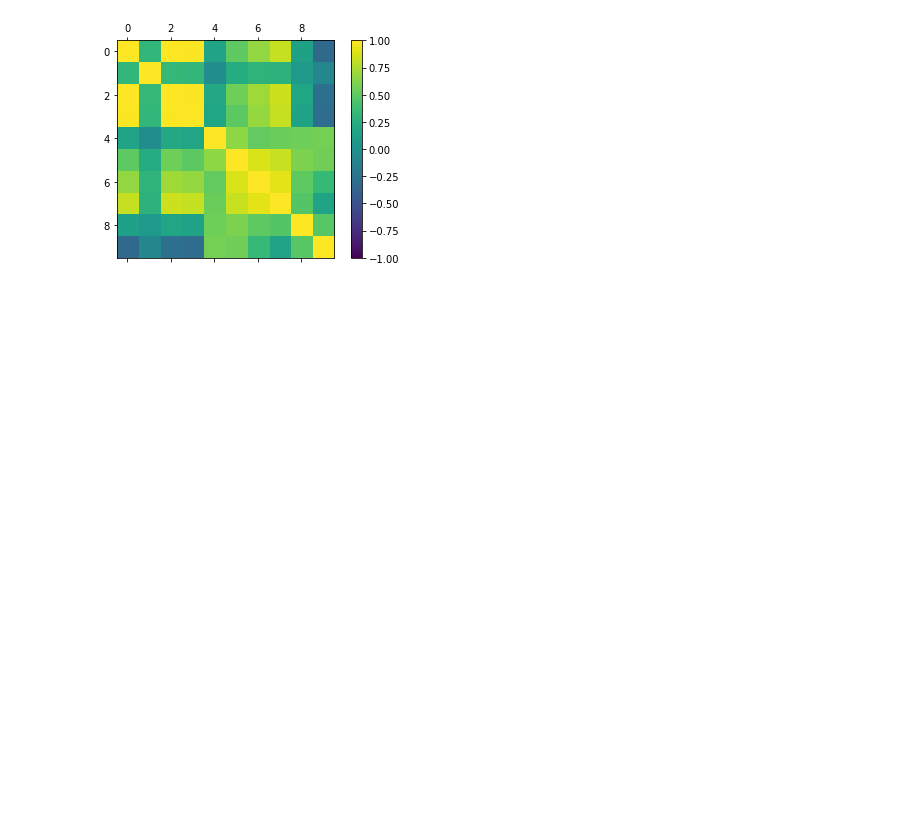
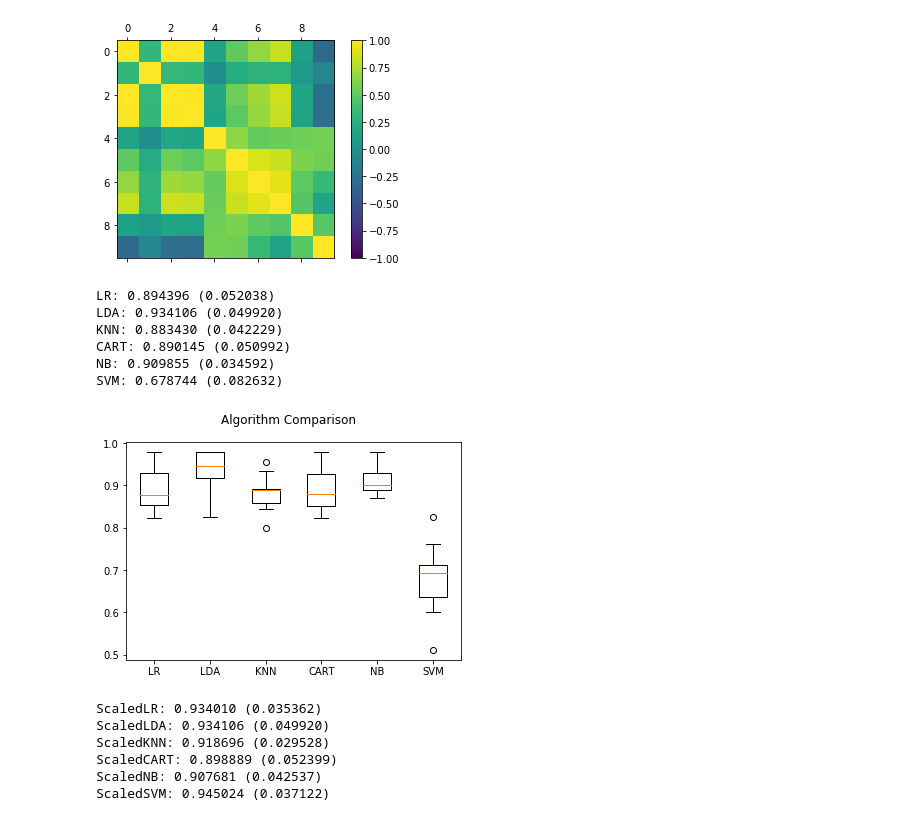
Before and after one commit to anishpdalal/breast-cancer-prediction, a Jupyter notebook: Breast Cancer Prediction.ipynb, the cells around one changed output. Saved outputs shown, nothing was run; the diff lists cells and outputs as text; code cells hidden in the pictures; blank space fills up the shorter version.

Commit message:
Model evaluations

```diff
--- a/Breast Cancer Prediction.ipynb
+++ b/Breast Cancer Prediction.ipynb
@@ -127,0 +148,71 @@ plt.show()
+# %%
+X = sample_with_mean_features
+Y = data['diagnosis']
+validation_size = 0.20
+seed=7
+X_train, X_validation, Y_train, Y_validation = train_test_split(X, Y,
+    test_size=validation_size, random_state=seed)
+# %%
+# Test options and evaluation metric
+num_folds = 10
+seed = 7
+scoring = 'accuracy'
+models = []
+models.append(('LR' , LogisticRegression()))
+models.append(('LDA' , LinearDiscriminantAnalysis()))
+models.append(('KNN' , KNeighborsClassifier()))
+models.append(('CART' , DecisionTreeClassifier()))
+models.append(('NB' , GaussianNB()))
+models.append(('SVM' , SVC()))
+
+results = []
+names = []
+for name, model in models:
+  kfold = KFold(n_splits=num_folds, random_state=seed)
+  cv_results = cross_val_score(model, X_train, Y_train, cv=kfold, scoring=scoring)
+  results.append(cv_results)
+  names.append(name)
+  msg = "%s: %f (%f)" % (name, cv_results.mean(), cv_results.std())
+  print(msg)
+# %% [output]
+LR: 0.894396 (0.052038)
+LDA: 0.934106 (0.049920)
+KNN: 0.883430 (0.042229)
+CART: 0.890145 (0.050992)
+NB: 0.909855 (0.034592)
+SVM: 0.678744 (0.082632)
+# %%
+# Compare Algorithms
+fig = plt.figure()
+fig.suptitle('Algorithm Comparison')
+ax = fig.add_subplot(111)
+plt.boxplot(results)
+ax.set_xticklabels(names)
+plt.show()
+# %% [output]
+[figure, added]
+# %%
+# Standardize the dataset
+pipelines = []
+pipelines.append(('ScaledLR', Pipeline([('Scaler', StandardScaler()),('LR', LogisticRegression())])))
+pipelines.append(('ScaledLDA', Pipeline([('Scaler', StandardScaler()),('LDA', LinearDiscriminantAnalysis())])))
+pipelines.append(('ScaledKNN', Pipeline([('Scaler', StandardScaler()),('KNN', KNeighborsClassifier())])))
+pipelines.append(('ScaledCART', Pipeline([('Scaler', StandardScaler()),('CART', DecisionTreeClassifier())])))
+pipelines.append(('ScaledNB', Pipeline([('Scaler', StandardScaler()),('NB', GaussianNB())])))
+pipelines.append(('ScaledSVM', Pipeline([('Scaler', StandardScaler()),('SVM', SVC())])))
+results = []
+names = []
+for name, model in pipelines:
+  kfold = KFold(n_splits=num_folds, random_state=seed)
+  cv_results = cross_val_score(model, X_train, Y_train, cv=kfold, scoring=scoring)
+  results.append(cv_results)
+  names.append(name)
+  msg = "%s: %f (%f)" % (name, cv_results.mean(), cv_results.std())
+  print(msg)
+# %% [output]
+ScaledLR: 0.934010 (0.035362)
+ScaledLDA: 0.934106 (0.049920)
+ScaledKNN: 0.918696 (0.029528)
+ScaledCART: 0.898889 (0.052399)
+ScaledNB: 0.907681 (0.042537)
+ScaledSVM: 0.945024 (0.037122)
```
Also changed, not shown: parts of 6 cells of this notebook.
